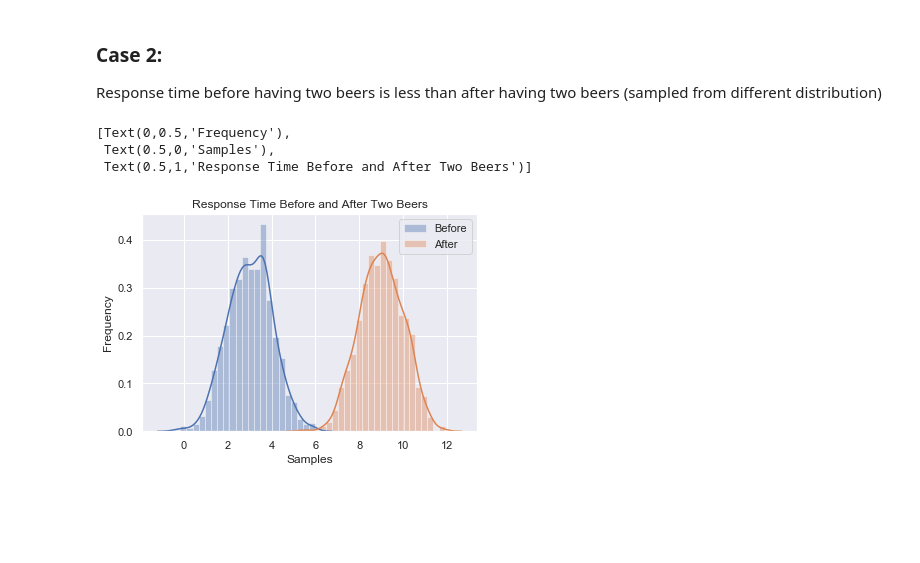
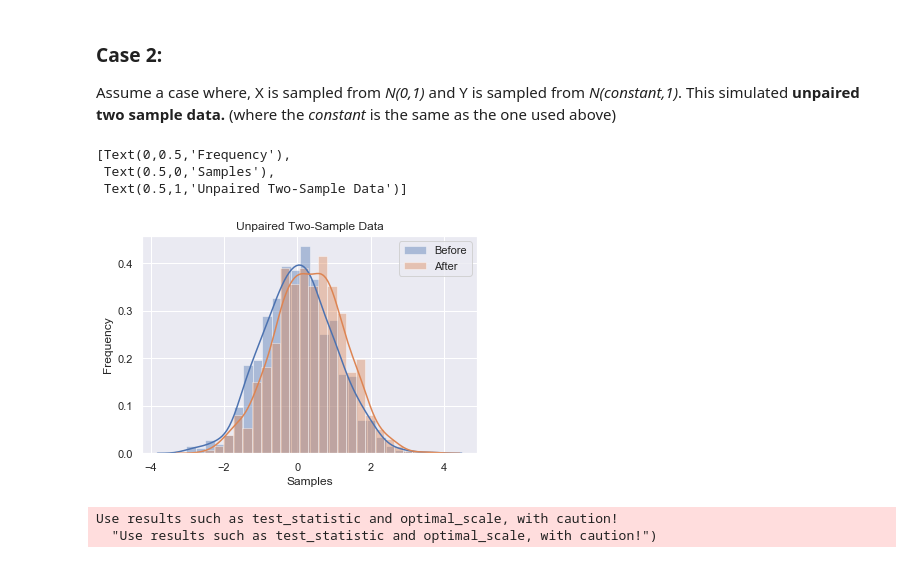
Before and after one commit to neurodata/mgcpy-old, a Jupyter notebook: demos/paired_k_sample_test.ipynb, the cells around one changed output. Cells and saved outputs as stored; diff of their text form; code cells hidden in the pictures; blank space fills up the shorter version.

Commit message:
Update demo notebook for paired two sample case

```diff
--- a/demos/paired_k_sample_test.ipynb
+++ b/demos/paired_k_sample_test.ipynb
@@ -32,14 +37,19 @@ Response time before and after having two beers is the same (sampled from same d
 # %%
+np.random.seed(1234)
+
 # generate data
-response_before = np.random.normal(0, 1, 1000).reshape(-1, 1)
-response_after = np.random.normal(0, 1, 1000).reshape(-1, 1)
+constant = 0.3
 
-# random normal distribution
+# case 1: paired data
+paired_X = np.random.normal(0, 1, 1000).reshape(-1, 1)
+paired_Y = paired_X + constant
+
+# plot
 fig, ax = plt.subplots()
-sns.distplot(response_before, ax=ax, label="Before")
-ax = sns.distplot(response_after, ax=ax, label="After")
+sns.distplot(paired_X, ax=ax, label="Before")
+ax = sns.distplot(paired_Y, ax=ax, label="After")
 ax.legend()
-ax.set(xlabel='Samples', ylabel='Frequency', title='Response Time Before and After Two Beers')
+ax.set(xlabel='Samples', ylabel='Frequency', title='Paired Two-Sample Data')
 # %% [output]
 [Text(0,0.5,'Frequency'),
  Text(0.5,0,'Samples'),
@@ -62,27 +69,31 @@ test statistic: 0.0005723070062301338
-# %% [markdown]
-### Case 2:
-Response time before having two beers is less than after having two beers (sampled from different distribution)
+# %% [markdown]
+### Case 2:
+Assume a case where, X is sampled from _N(0,1)_ and Y is sampled from _N(constant,1)_. This simulated **unpaired two sample data.** (where the _constant_ is the same as the one used above)
 # %%
 # generate data
-response_before = np.random.normal(3, 1, 1000).reshape(-1, 1)
-response_after = np.random.normal(9, 1, 1000).reshape(-1, 1)
+# case 2: unpaired data
+unpaired_X = np.random.normal(0, 1, 1000).reshape(-1, 1)
+unpaired_Y = np.random.normal(constant, 1, 1000).reshape(-1, 1)
 
-# random normal distribution
+# plot
 fig, ax = plt.subplots()
-sns.distplot(response_before, ax=ax, label="Before")
-ax = sns.distplot(response_after, ax=ax, label="After")
+sns.distplot(unpaired_X, ax=ax, label="Before")
+ax = sns.distplot(unpaired_Y, ax=ax, label="After")
 ax.legend()
-ax.set(xlabel='Samples', ylabel='Frequency', title='Response Time Before and After Two Beers')
+ax.set(xlabel='Samples', ylabel='Frequency', title='Unpaired Two-Sample Data')
 # %% [output]
 [Text(0,0.5,'Frequency'),
  Text(0.5,0,'Samples'),
- Text(0.5,1,'Response Time Before and After Two Beers')]
+ Text(0.5,1,'Unpaired Two-Sample Data')]
-[figure, old version]
+[figure, new version]
 # %%
 # use MGC to perform independence test
-u, v = transform_matrices(response_before, response_after)
+u, v = transform_matrices(unpaired_X, unpaired_Y)
 mgc = MGC()
 p_value, p_value_metadata = mgc.p_value(u, v, is_fast=True)
+# %% [output]
+Use results such as test_statistic and optimal_scale, with caution!
+  "Use results such as test_statistic and optimal_scale, with caution!")
 # %%
 print("p value:", p_value)
 print("test statistic:", p_value_metadata["test_statistic"])
```
Also changed, not shown: parts of 15 cells of this notebook.
